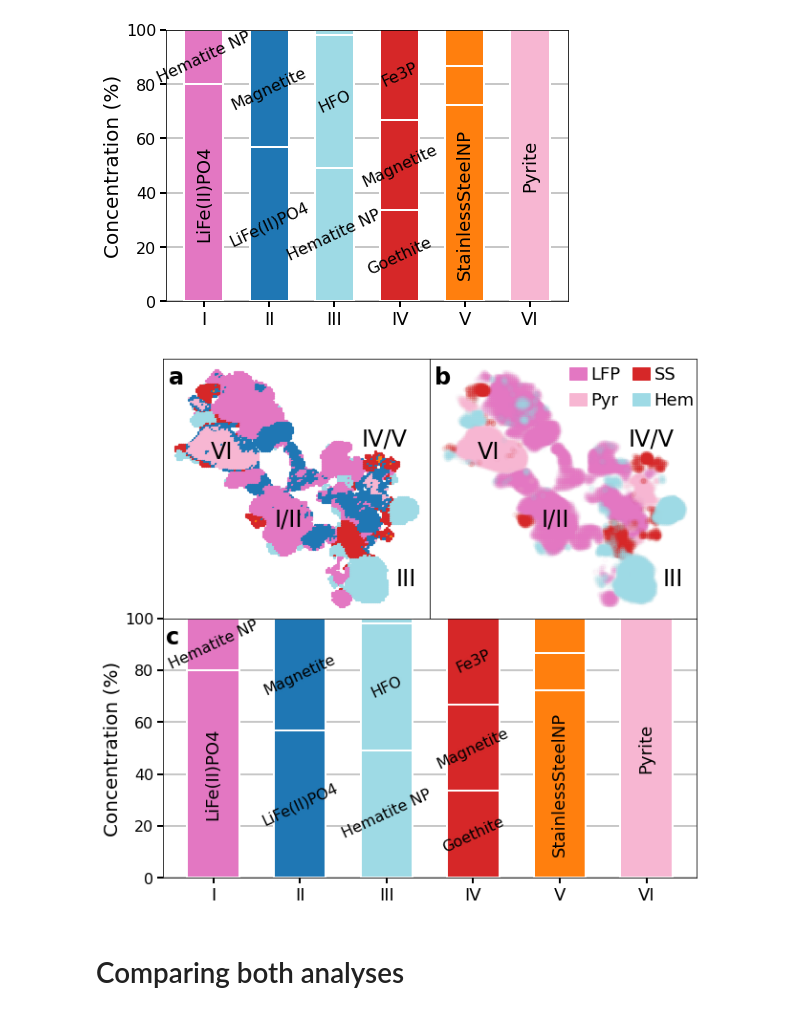
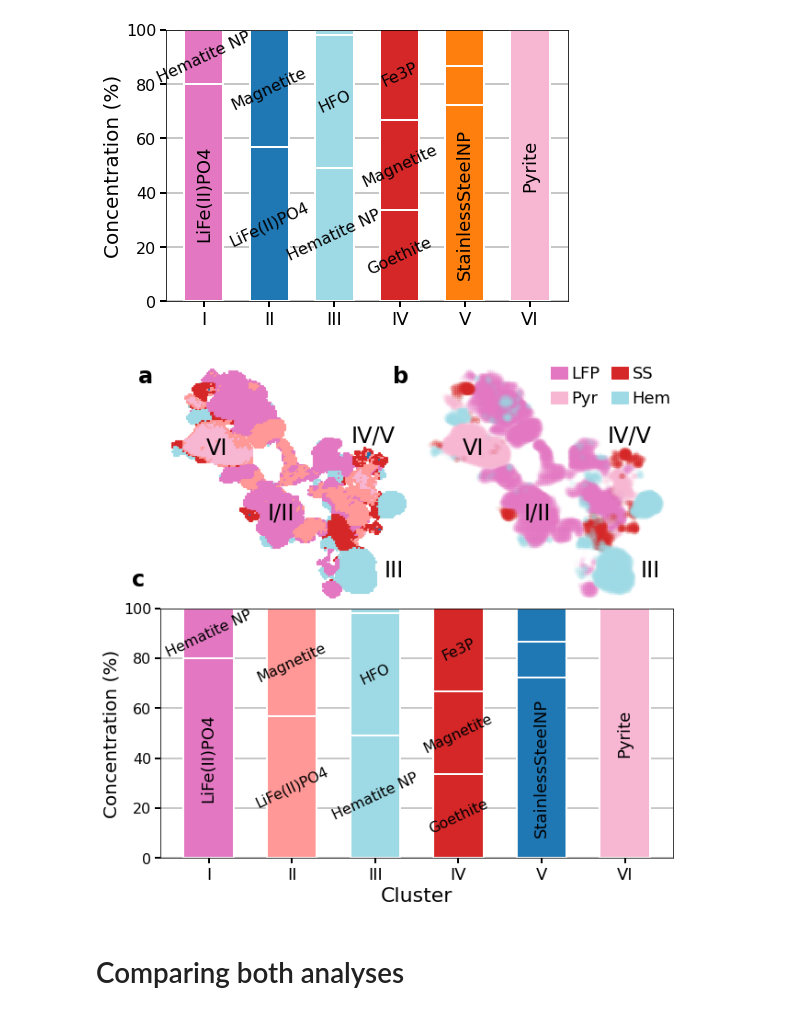
Before and after one commit to stetef/nano-XANES-microscopy-of-Fe, a Jupyter notebook: Analysis & Visualization.ipynb, the cells around one changed output. Saved outputs shown, nothing was run; the diff lists cells and outputs as text; code cells hidden in the pictures.

```diff
--- a/Analysis & Visualization.ipynb
+++ b/Analysis & Visualization.ipynb
@@ -702,0 +611,7 @@ plt.show()
+# %%
+basis = Refs
+
+kwargs = {'N': 500, 'scale': 0.0, 'dropout': 0.8}
+train_x, train_y = generate_linear_combos(basis, **kwargs)
+kwargs = {'N': 10, 'scale': 0.0, 'dropout': 0.95}
+test_x, test_y = generate_linear_combos(basis, **kwargs)
@@ -746,7 +794,0 @@ from sklearn.linear_model import MultiTaskElasticNetCV
-# %%
-basis = Refs
-
-kwargs = {'N': 500, 'scale': 0.0, 'dropout': 0.8}
-train_x, train_y = generate_linear_combos(basis, **kwargs)
-kwargs = {'N': 10, 'scale': 0.0, 'dropout': 0.8}
-test_x, test_y = generate_linear_combos(basis, **kwargs)
@@ -913,8 +819,8 @@ lambda2 = 1e8
 keys = ['subset_indices', 'subset', 'scale', 'coeffs', 'score']
 
 basis = Refs
-targets = np.array(list(cluster_avgs.values()))
-top_n = 3
+targets = avg_spectra
+top_n = 4
 
 Results = []
 for i in range(len(targets)):
@@ -973,19 +897,23 @@ axes = [fig.add_subplot(spec[0, 0]), fig.add_subplot(spec[0, 1]),
 plt.subplots_adjust(hspace=0.0, wspace=0.0)
 
 plot_color_code_map((fig, axes[0]), normalized_spectra_dict, color_labels)
-
 plot_expected_results(expected_results, axes[1])
+for ax in [axes[0], axes[1]]:
+    ax.axis('off')
 
 plot_conc_from_subset((fig, axes[2]), np.array(coeffs).reshape(len(coeffs), -1),
                       list(Refs_dict.keys()), subset_indices, codemap)
+axes[2].set_xlabel('Cluster', fontsize=22)
 
 panels = ['a', 'b', 'c']
 for i, ax in enumerate(axes):
     if i == 2:
-        x = 0.03
+        x = -0.03
+        y = 1.16
     else:
-        x = 0.08
-    ax.text(x, 0.97, panels[i], transform=ax.transAxes, fontweight='bold',
+        x = -0.03
+        y = 0.97
+    ax.text(x, y, panels[i], transform=ax.transAxes, fontweight='bold',
             fontsize=24, va='top', ha='right')
 
 points = [(0.22, 0.64), (0.47, 0.38), (0.91, 0.15), (0.83, 0.69)]
@@ -1355,38 +1286,42 @@ plt.savefig('Figures/subset_cluster_concentrations.png', dpi=600, bbox_inches='t
 # %%
 fig = plt.figure(figsize=(10, 10))
 spec = fig.add_gridspec(nrows=2, ncols=2)
 axes = [fig.add_subplot(spec[0, 0]), fig.add_subplot(spec[0, 1]),
         fig.add_subplot(spec[1, :])]
-plt.subplots_adjust(hspace=0.0, wspace=0.0)
+plt.subplots_adjust(hspace=0., wspace=0.)
 
 plot_color_code_map((fig, axes[0]), normalized_spectra_dict, color_labels_sub)
-
 plot_expected_results(expected_results, axes[1])
+for ax in [axes[0], axes[1]]:
+    ax.axis('off')
 
 plot_conc_from_subset((fig, axes[2]), np.array(coeffs_sub).reshape(len(coeffs_sub), -1),
                       list(Refs_dict.keys()), subset_indices_sub, codemap_sub)
+axes[2].set_xlabel('Cluster', fontsize=22)
 
 panels = ['a', 'b', 'c']
 for i, ax in enumerate(axes):
     if i == 2:
-        x = 0.03
+        x = -0.03
+        y = 1.16
     else:
-        x = 0.08
-    ax.text(x, 0.97, panels[i], transform=ax.transAxes, fontweight='bold',
+        x = -0.03
+        y = 0.97
+    ax.text(x, y, panels[i], transform=ax.transAxes, fontweight='bold',
             fontsize=24, va='top', ha='right')
 
 points = [(0.22, 0.64), (0.47, 0.38), (0.91, 0.15), (0.83, 0.69)]
 labels = ['VI', 'I/II', 'III', 'IV/V']
 for ax in axes[:2]:
     for i, pt in enumerate(points):
         x, y = pt
         ax.text(x, y, labels[i], transform=ax.transAxes,
                 fontsize=24, va='center', ha='center')
 
 plt.savefig('Figures/subset_results.png', dpi=600,
             transparent=True, bbox_inches='tight')
 # %% [output]
-[figure, old version]
+[figure, new version]
 # %% [markdown]
 # Comparing both analyses
 # %%
```
Also changed, not shown: parts of 47 cells of this notebook, 15 other files.
